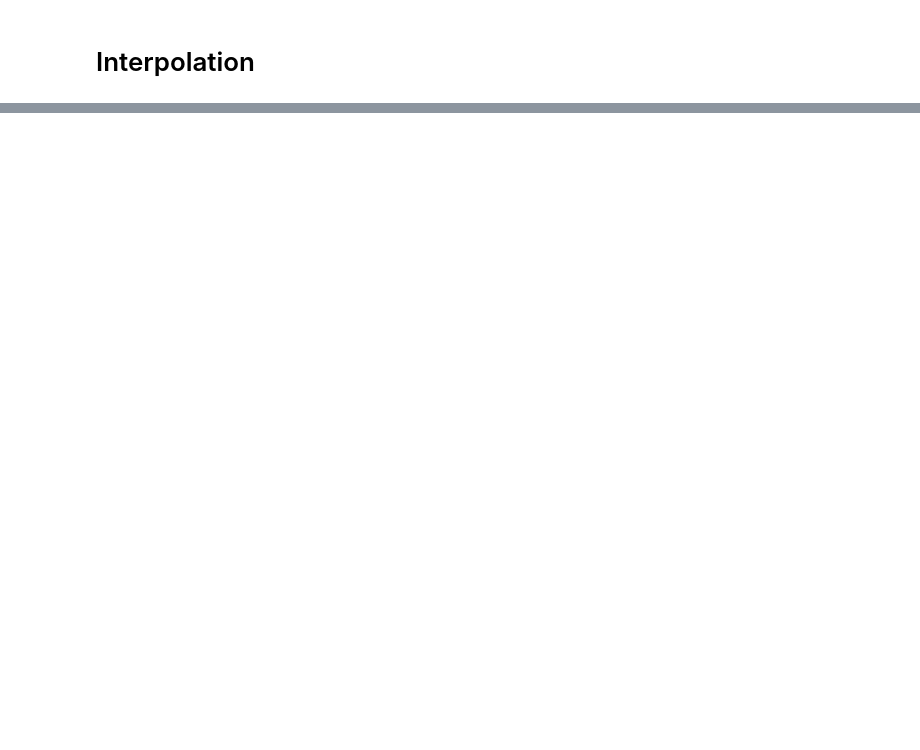
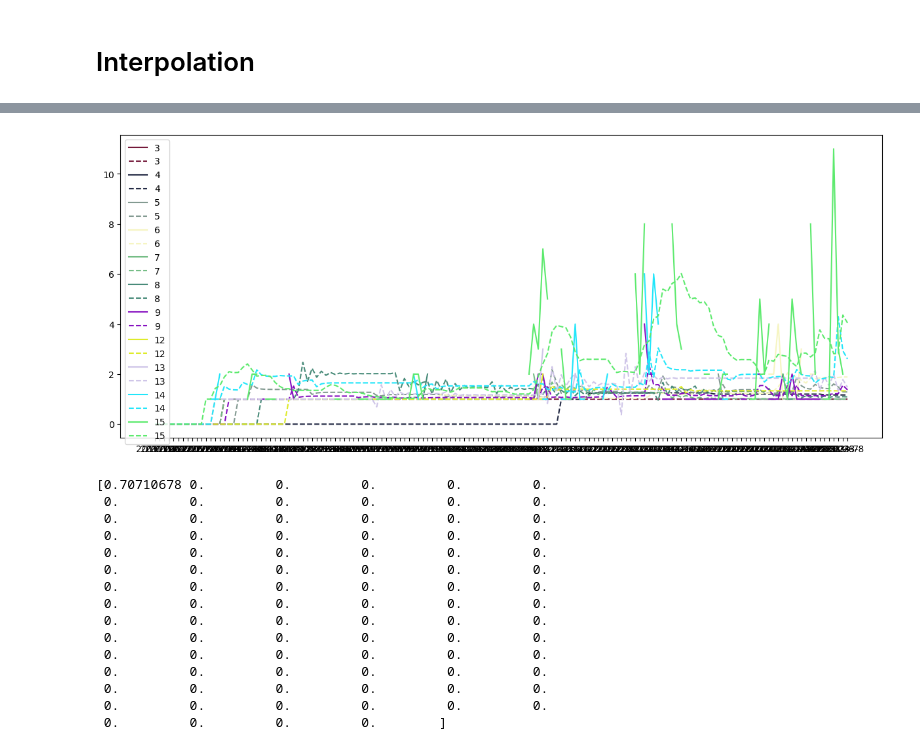
Before and after one commit to swforrest/counting_waterholes, a Jupyter notebook: visualisation/exploring.ipynb, the cells around one changed output, grey strips where cells are left out. Drawn from its saved outputs; the diff is of its cells as text; code cells hidden in the pictures; blank space fills up the shorter version.

```diff
--- a/visualisation/exploring.ipynb
+++ b/visualisation/exploring.ipynb
@@ -536,0 +573,54 @@ ModuleNotFoundError: No module named 'statsmodels'
+# %%
+
+# fit ARIMA model for each location
+models = {}
+for loc in data_wide.columns:
+    model = ARIMA(data_wide[loc], order=(1, 1, 1))
+    models[loc] = model.fit()
+
+# combine results and predict
+predictions = pd.DataFrame(index=data_wide.index, columns=data_wide.columns)
+for loc in data_wide.columns:
+    predictions[loc] = models[loc].predict()
+# %%
+
+import math
+# plot the predictions
+fig, ax = plt.subplots(figsize=(15, 6))
+id  = 0
+errors = np.zeros(len(data_wide.columns))
+for loc in data_wide.columns:
+    exists_mask = ~data_wide[loc].isna()
+    if exists_mask.sum() == 0:
+        print(f"Location {loc} has no data")
+        continue
+    errors[id] = math.sqrt(mean_squared_error(data_wide[loc][exists_mask], predictions[loc][exists_mask]))
+
+colors = np.random.rand(len(data_wide.columns), 3)
+
+for loc in data_wide.columns:
+    ax.plot(data_wide.index, data_wide[loc], label=loc, color=tuple(colors[id]))  # actual: solid
+    ax.plot(data_wide.index, predictions[loc], label=loc, linestyle='--', color=colors[id])  # predicted: dashed
+    id += 1
+    if id > 10:
+        break
+ax.legend(loc='upper left')
+plt.show()
+print(errors)
+# %% [output]
+[figure, added]
+[0.70710678 0.         0.         0.         0.         0.
+ 0.         0.         0.         0.         0.         0.
+ 0.         0.         0.         0.         0.         0.
+ 0.         0.         0.         0.         0.         0.
+ 0.         0.         0.         0.         0.         0.
+ 0.         0.         0.         0.         0.         0.
+ 0.         0.         0.         0.         0.         0.
+ 0.         0.         0.         0.         0.         0.
+ 0.         0.         0.         0.         0.         0.
+ 0.         0.         0.         0.         0.         0.
+ 0.         0.         0.         0.         0.         0.
+ 0.         0.         0.         0.         0.         0.
+ 0.         0.         0.         0.         0.         0.
+ 0.         0.         0.         0.         0.         0.
+ 0.         0.         0.         0.        ]
```
Also changed, not shown: parts of 15 cells of this notebook, 7 other files.
